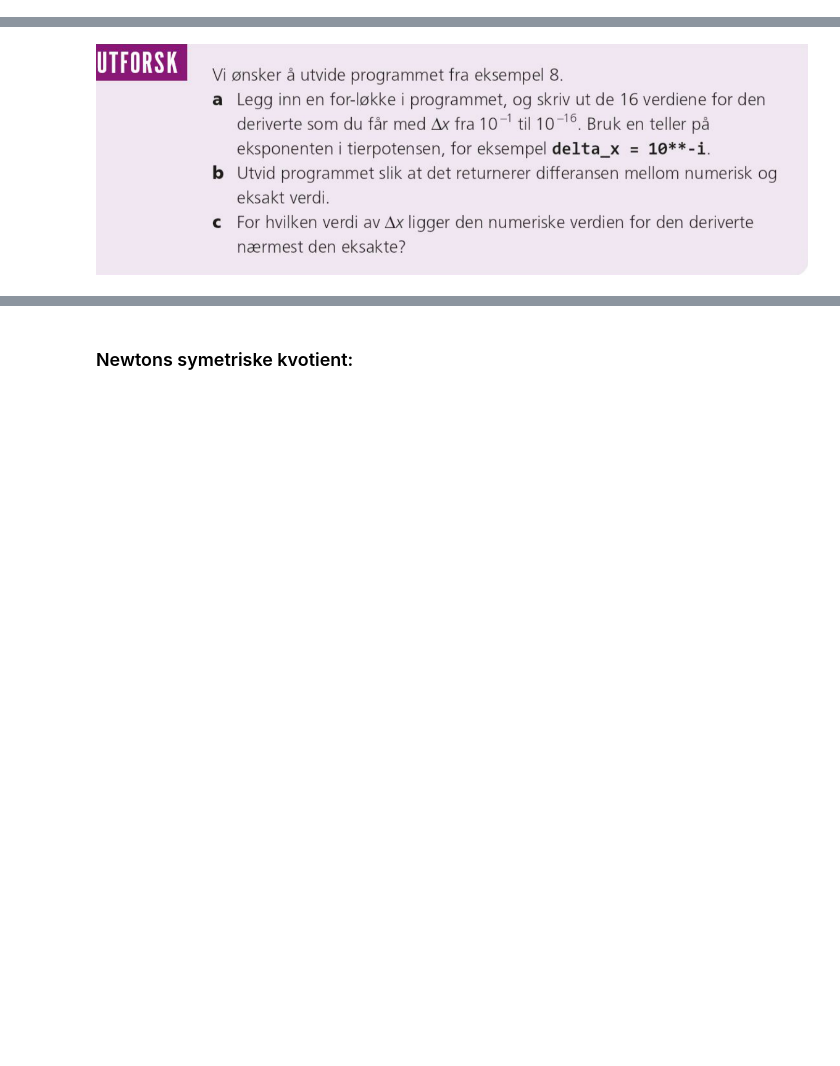
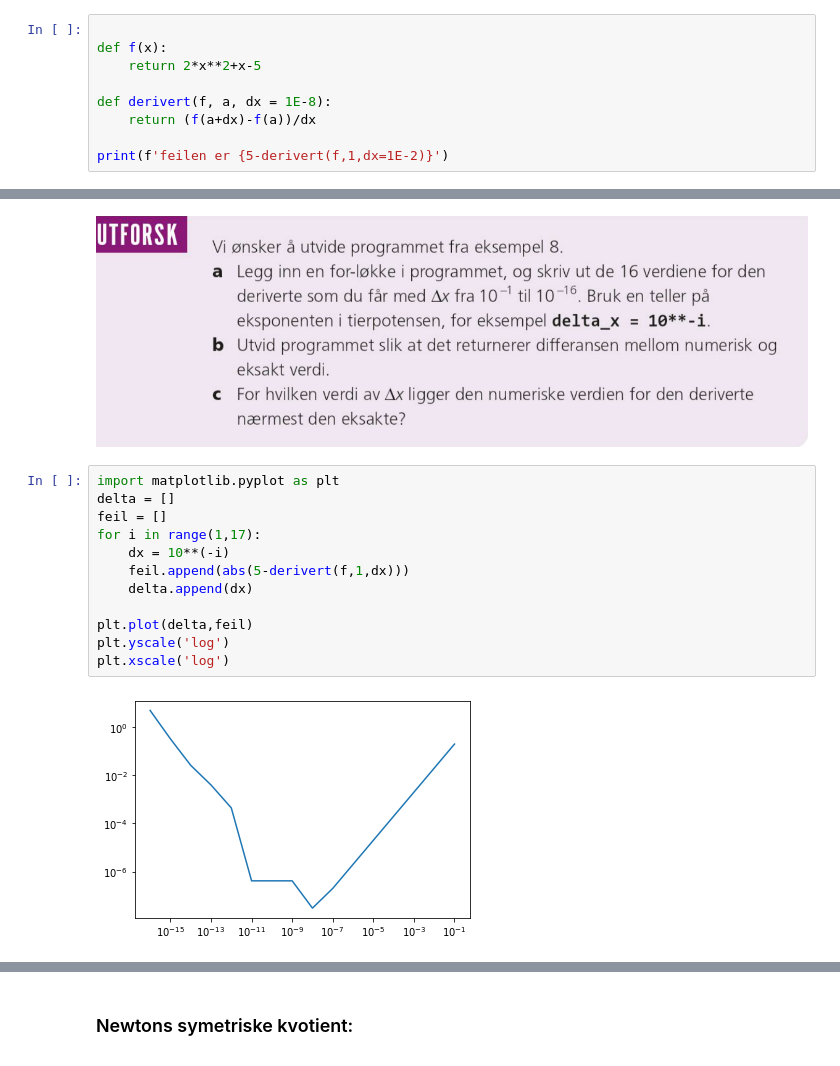
Before and after one commit to LektorB/ProgMod, a Jupyter notebook: Numeriske_metoder.ipynb, the cells around one changed output, grey strips where cells are left out. Saved outputs shown, nothing was run; the diff lists cells and outputs as text; blank space fills up the shorter version.

```diff
--- a/Numeriske_metoder.ipynb
+++ b/Numeriske_metoder.ipynb
@@ -8,3 +8,12 @@ Et lite utklipp fra R1-boken din:
 #### Newtons kvotient
 ![image.png](attachment:d8ef3660-2ec6-40aa-abf4-833741fe09e9.png)
 ![image.png](attachment:2304f6c2-f4b2-4452-a71f-be3c292a9983.png)
+# %%
+
+def f(x):
+    return 2*x**2+x-5
+
+def derivert(f, a, dx = 1E-8):
+    return (f(a+dx)-f(a))/dx
+
+print(f'feilen er {5-derivert(f,1,dx=1E-2)}')
@@ -11,2 +22,16 @@ Et lite utklipp fra R1-boken din:
 # %% [markdown]
 ![image.png](attachment:00db4e2c-5bd6-4a59-aed9-e0ba77bbd92d.png)
+# %%
+import matplotlib.pyplot as plt
+delta = []
+feil = []
+for i in range(1,17):
+    dx = 10**(-i)
+    feil.append(abs(5-derivert(f,1,dx)))
+    delta.append(dx)
+
+plt.plot(delta,feil)
+plt.yscale('log')
+plt.xscale('log')
+# %% [output]
+[figure, added]
```
Also changed, not shown: parts of 14 cells of this notebook.
